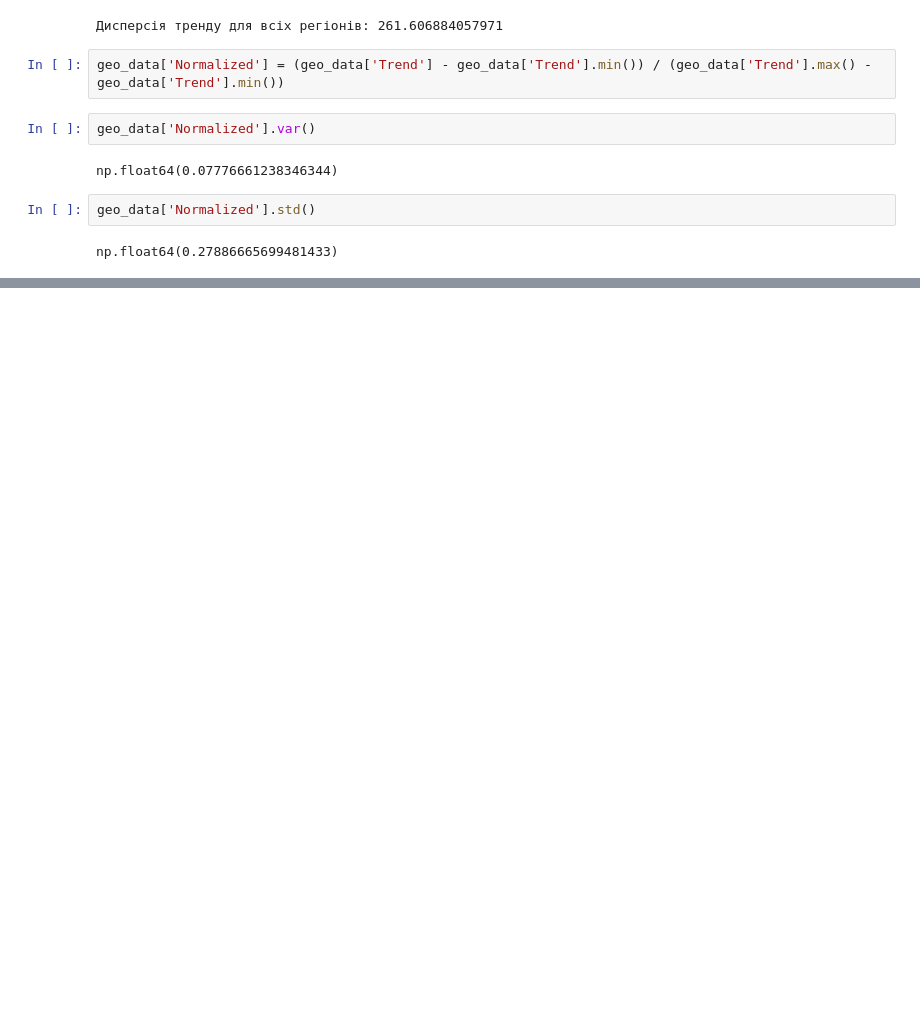
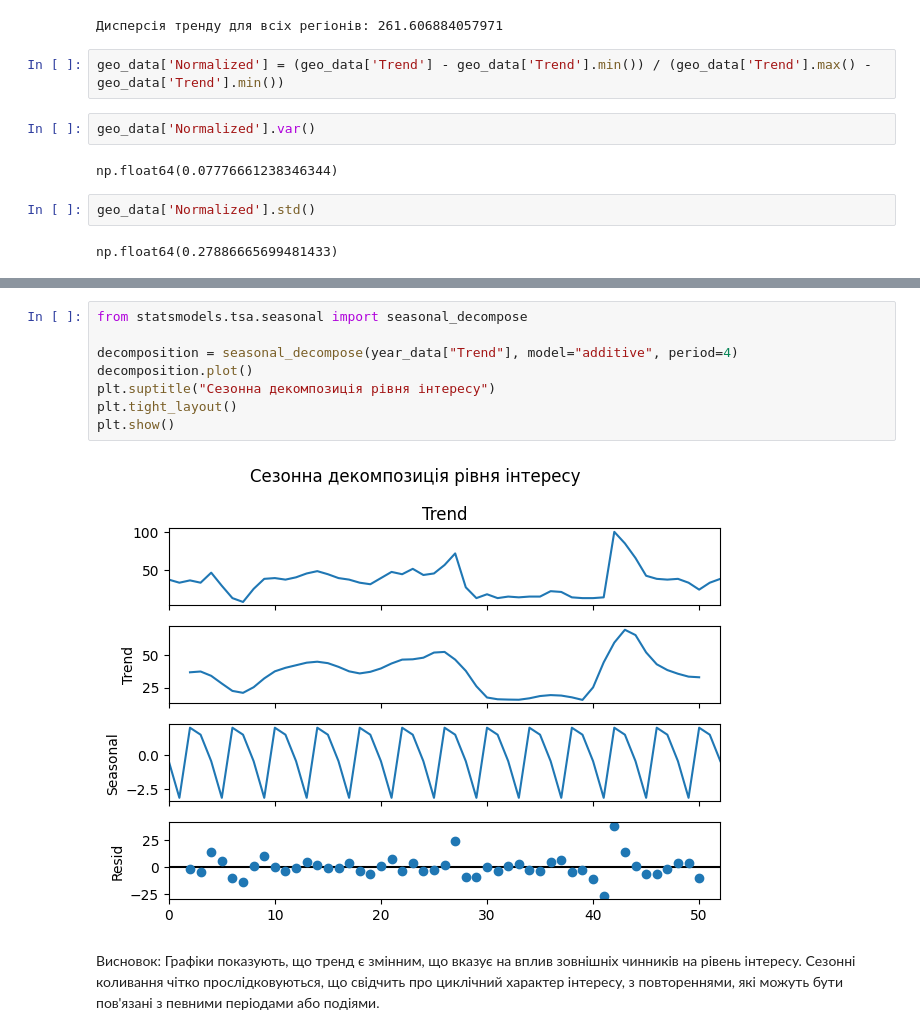
Before and after one commit to arc-lena/bloom, a Jupyter notebook: statistics/vika.ipynb, the cells around one changed output, grey strips where cells are left out. Cells and saved outputs as stored; diff of their text form; blank space fills up the shorter version.

```diff
--- a/statistics/vika.ipynb
+++ b/statistics/vika.ipynb
@@ -84,0 +136,12 @@ np.float64(0.27886665699481433)
+# %%
+from statsmodels.tsa.seasonal import seasonal_decompose
+
+decomposition = seasonal_decompose(year_data["Trend"], model="additive", period=4)
+decomposition.plot()
+plt.suptitle("Сезонна декомпозиція рівня інтересу")
+plt.tight_layout()
+plt.show()
+# %% [output]
+[figure, added]
+# %% [markdown]
+Висновок: Графіки показують, що тренд є змінним, що вказує на вплив зовнішніх чинників на рівень інтересу. Сезонні коливання чітко прослідковуються, що свідчить про циклічний характер інтересу, з повтореннями, які можуть бути пов'язані з певними періодами або подіями.
```
Also changed, not shown: parts of 7 cells of this notebook.
